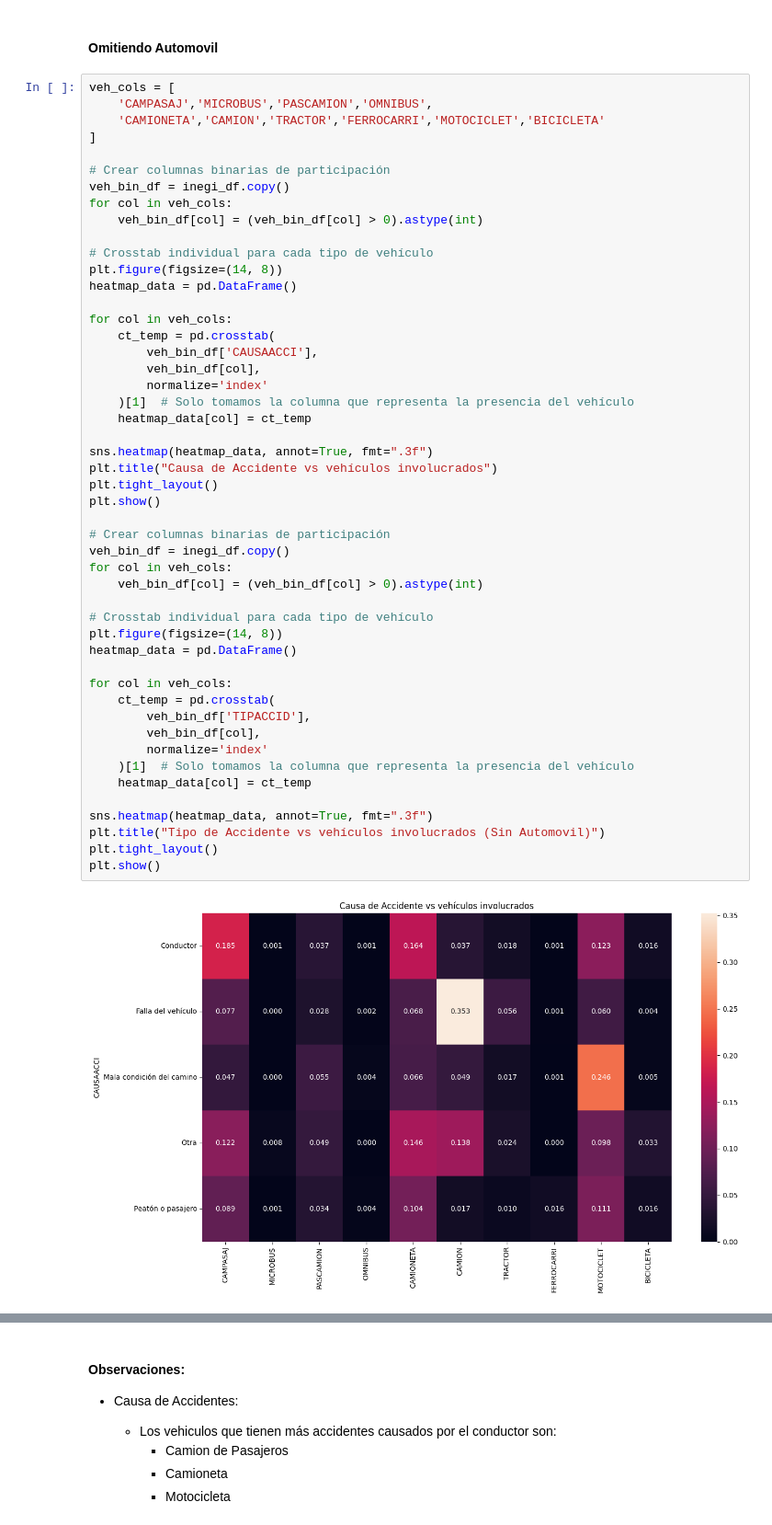
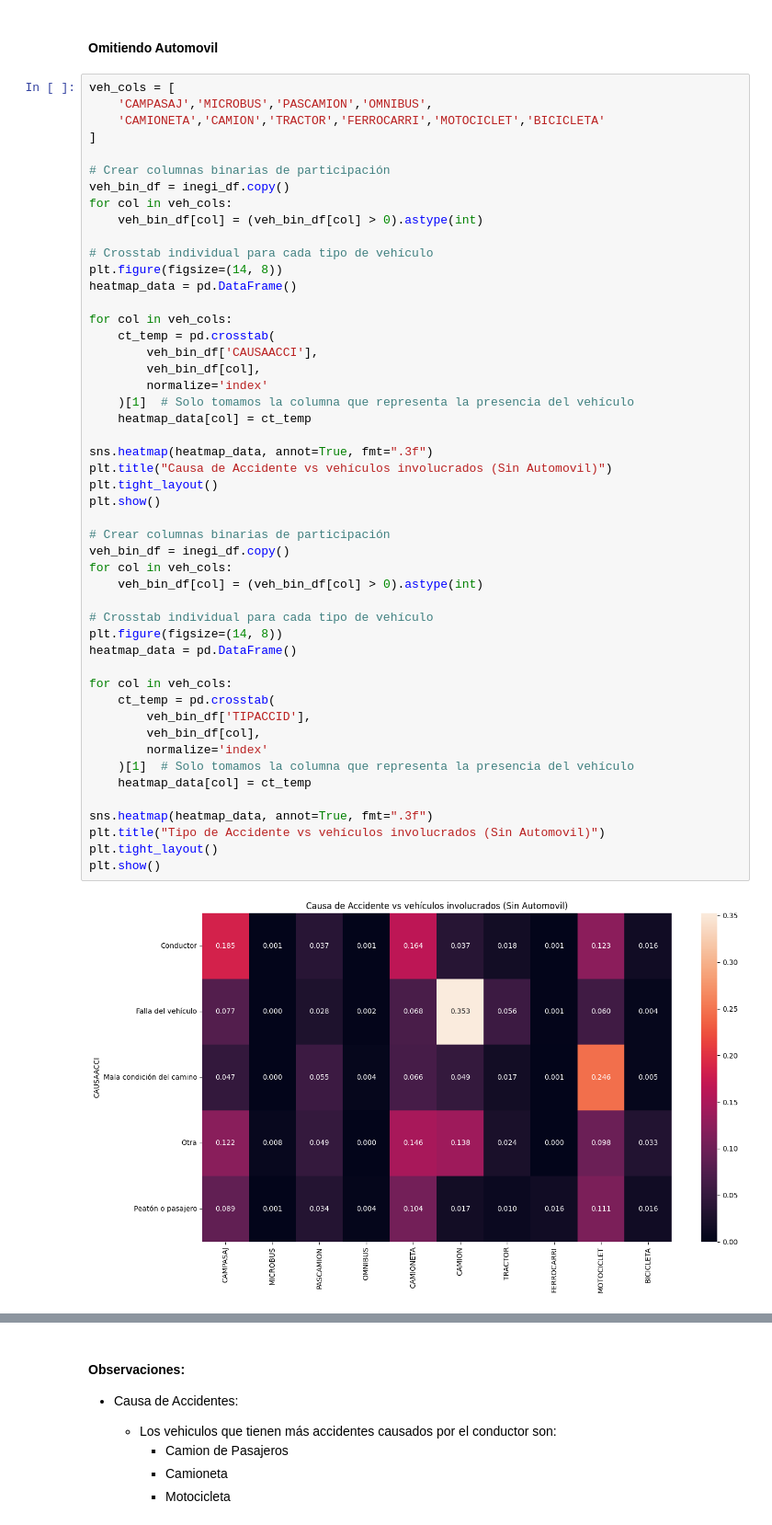
Before and after one commit to Mario-ACL/proyecto_ing_datos, a Jupyter notebook: notebooks/1.02-EDA-relations-1.ipynb, the cells around one changed output, grey strips where cells are left out. Shown at 92% size. Saved outputs shown, nothing was run; the diff lists cells and outputs as text.

```diff
--- a/notebooks/1.02-EDA-relations-1.ipynb
+++ b/notebooks/1.02-EDA-relations-1.ipynb
@@ -380,35 +416,35 @@ for col in veh_cols:
         normalize='index'
     )[1]  # Solo tomamos la columna que representa la presencia del vehículo
     heatmap_data[col] = ct_temp
 
 sns.heatmap(heatmap_data, annot=True, fmt=".3f")
-plt.title("Causa de Accidente vs vehículos involucrados")
+plt.title("Causa de Accidente vs vehículos involucrados (Sin Automovil)")
 plt.tight_layout()
 plt.show()
 
 # Crear columnas binarias de participación
 veh_bin_df = inegi_df.copy()
 for col in veh_cols:
     veh_bin_df[col] = (veh_bin_df[col] > 0).astype(int)
 
 # Crosstab individual para cada tipo de vehículo
 plt.figure(figsize=(14, 8))
 heatmap_data = pd.DataFrame()
 
 for col in veh_cols:
     ct_temp = pd.crosstab(
         veh_bin_df['TIPACCID'],
         veh_bin_df[col],
         normalize='index'
     )[1]  # Solo tomamos la columna que representa la presencia del vehículo
     heatmap_data[col] = ct_temp
 
 sns.heatmap(heatmap_data, annot=True, fmt=".3f")
 plt.title("Tipo de Accidente vs vehículos involucrados (Sin Automovil)")
 plt.tight_layout()
 plt.show()
 # %% [output]
-[figure, old version]
+[figure, new version]
 [figure]
 # %% [markdown]
 #### Observaciones:
```
Also changed, not shown: parts of 17 cells of this notebook, 1 other file.
